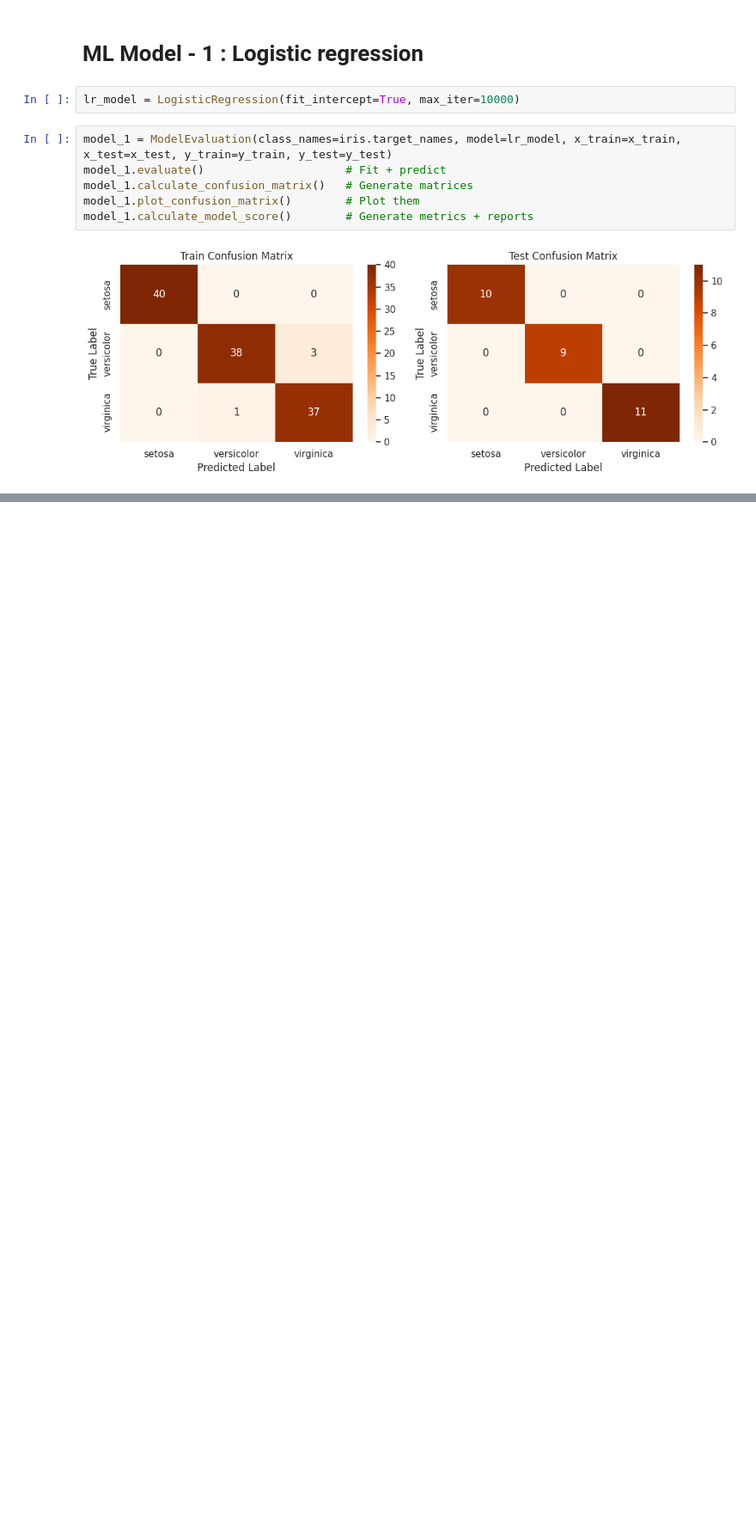
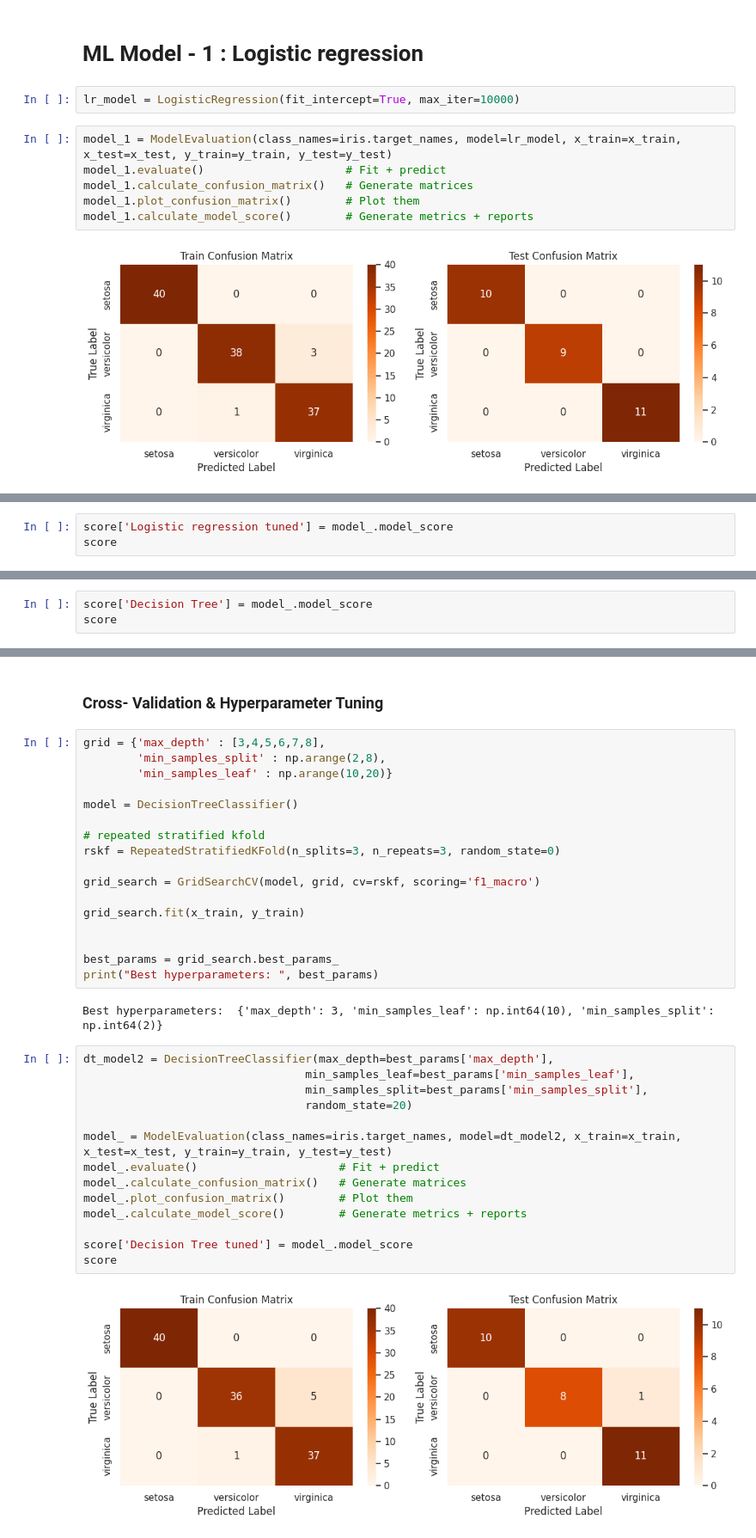
Before and after one commit to Aya11ali/Iris_Flower_Classification, a Jupyter notebook: Iris_Flower_Classification.ipynb, the cells around one changed output, grey strips where cells are left out. Shown at 86% size. Drawn from its saved outputs; the diff is of its cells as text; blank space fills up the shorter version.

```diff
--- a/Iris_Flower_Classification.ipynb
+++ b/Iris_Flower_Classification.ipynb
@@ -350,0 +411,3 @@ score
+# %%
+score['Logistic regression tuned'] = model_.model_score
+score
@@ -350,0 +438,3 @@ score
+# %%
+score['Decision Tree'] = model_.model_score
+score
@@ -350,0 +453,37 @@ score
+# %% [markdown]
+### Cross- Validation & Hyperparameter Tuning
+# %%
+grid = {'max_depth' : [3,4,5,6,7,8],
+        'min_samples_split' : np.arange(2,8),
+        'min_samples_leaf' : np.arange(10,20)}
+
+model = DecisionTreeClassifier()
+
+# repeated stratified kfold
+rskf = RepeatedStratifiedKFold(n_splits=3, n_repeats=3, random_state=0)
+
+grid_search = GridSearchCV(model, grid, cv=rskf, scoring='f1_macro')
+
+grid_search.fit(x_train, y_train)
+
+
+best_params = grid_search.best_params_
+print("Best hyperparameters: ", best_params)
+# %% [output]
+Best hyperparameters:  {'max_depth': 3, 'min_samples_leaf': np.int64(10), 'min_samples_split': np.int64(2)}
+# %%
+dt_model2 = DecisionTreeClassifier(max_depth=best_params['max_depth'],
+                                 min_samples_leaf=best_params['min_samples_leaf'],
+                                 min_samples_split=best_params['min_samples_split'],
+                                 random_state=20)
+
+model_ = ModelEvaluation(class_names=iris.target_names, model=dt_model2, x_train=x_train, x_test=x_test, y_train=y_train, y_test=y_test)
+model_.evaluate()                     # Fit + predict
+model_.calculate_confusion_matrix()   # Generate matrices
+model_.plot_confusion_matrix()        # Plot them
+model_.calculate_model_score()        # Generate metrics + reports
+
+score['Decision Tree tuned'] = model_.model_score
+score
+# %% [output]
+[figure, added]
```
Also changed, not shown: parts of 19 cells of this notebook.
